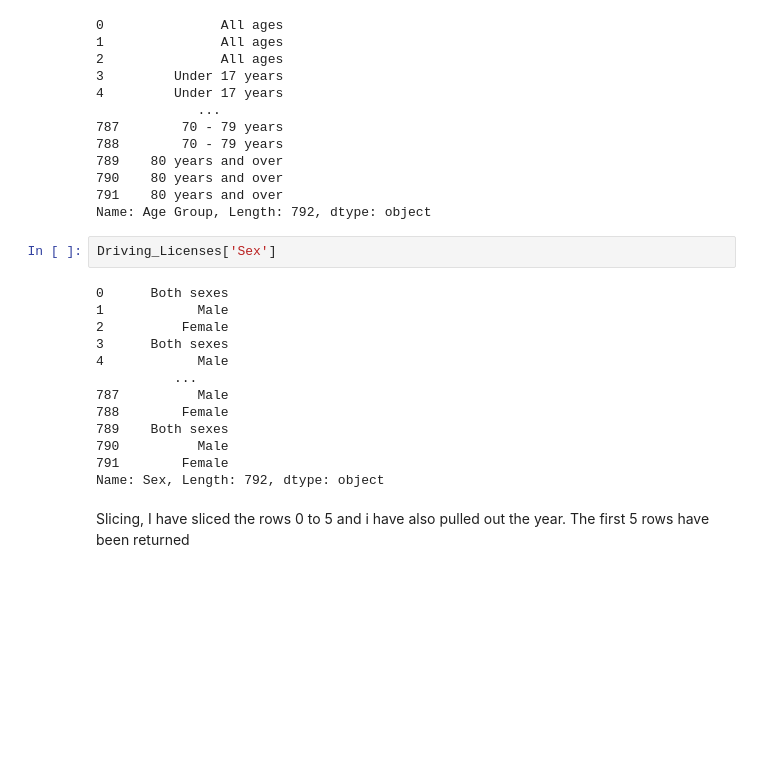
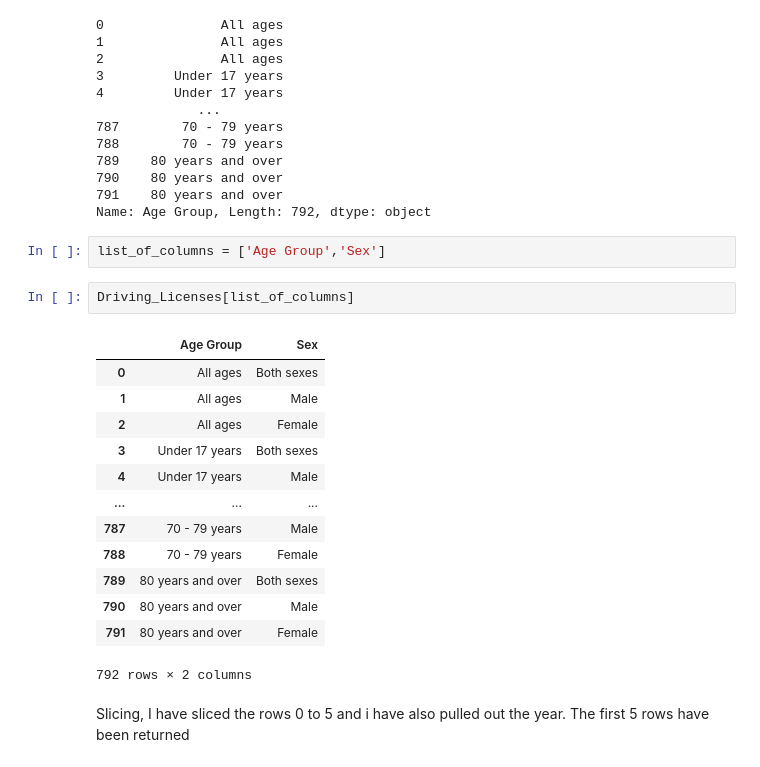
Before and after one commit to hartyl1/UCDPA_harty, a Jupyter notebook: Copy_of_Copy_of_Untitled12.ipynb, the cells around one changed output. Cells and saved outputs as stored; diff of their text form; blank space fills up the shorter version.

```diff
--- a/Copy_of_Copy_of_Untitled12.ipynb
+++ b/Copy_of_Copy_of_Untitled12.ipynb
@@ -124,21 +122,24 @@ Driving_Licenses['Age Group']
 790    80 years and over
 791    80 years and over
 Name: Age Group, Length: 792, dtype: object
+# %%
+list_of_columns = ['Age Group','Sex']
 # %%
-Driving_Licenses['Sex']
+Driving_Licenses[list_of_columns]
 # %% [output]
+|  | Age Group | Sex |
+| 0 | All ages | Both sexes |
+| 1 | All ages | Male |
+| 2 | All ages | Female |
+| 3 | Under 17 years | Both sexes |
+| 4 | Under 17 years | Male |
+| ... | ... | ... |
+| 787 | 70 - 79 years | Male |
+| 788 | 70 - 79 years | Female |
+| 789 | 80 years and over | Both sexes |
+| 790 | 80 years and over | Male |
+| 791 | 80 years and over | Female |
-0      Both sexes
-1            Male
-2          Female
-3      Both sexes
-4            Male
-          ...
-787          Male
-788        Female
-789    Both sexes
-790          Male
-791        Female
-Name: Sex, Length: 792, dtype: object
+792 rows × 2 columns
 # %% [markdown]
 Slicing, I have sliced the rows 0 to 5 and i have also pulled out the year.  The first 5 rows have been returned
 # %%
```
Also changed, not shown: parts of 9 cells of this notebook.
